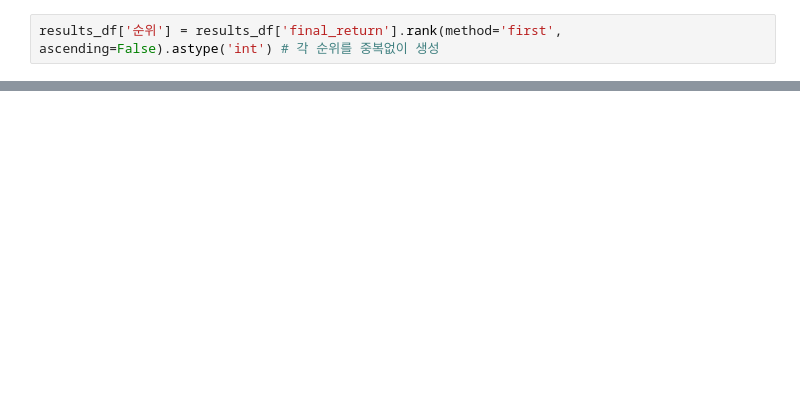
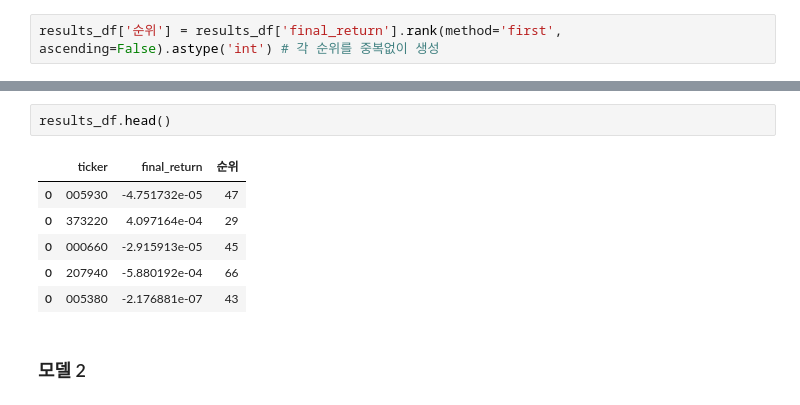
Before and after one commit to Unfinishedgod/finance_mlops, a Jupyter notebook: jupyter/stock_total_modeling.ipynb, the cells around one changed output, grey strips where cells are left out. Saved outputs shown, nothing was run; the diff lists cells and outputs as text; blank space fills up the shorter version.

```diff
--- a/jupyter/stock_total_modeling.ipynb
+++ b/jupyter/stock_total_modeling.ipynb
@@ -200,0 +85,11 @@ IndexError: single positional indexer is out-of-bounds
+# %%
+results_df.head()
+# %% [output]
+|  | ticker | final_return | 순위 |
+| 0 | 005930 | -4.751732e-05 | 47 |
+| 0 | 373220 | 4.097164e-04 | 29 |
+| 0 | 000660 | -2.915913e-05 | 45 |
+| 0 | 207940 | -5.880192e-04 | 66 |
+| 0 | 005380 | -2.176881e-07 | 43 |
+# %% [markdown]
+### 모델 2
```
Also changed, not shown: parts of 10 cells of this notebook, 12 other files.
